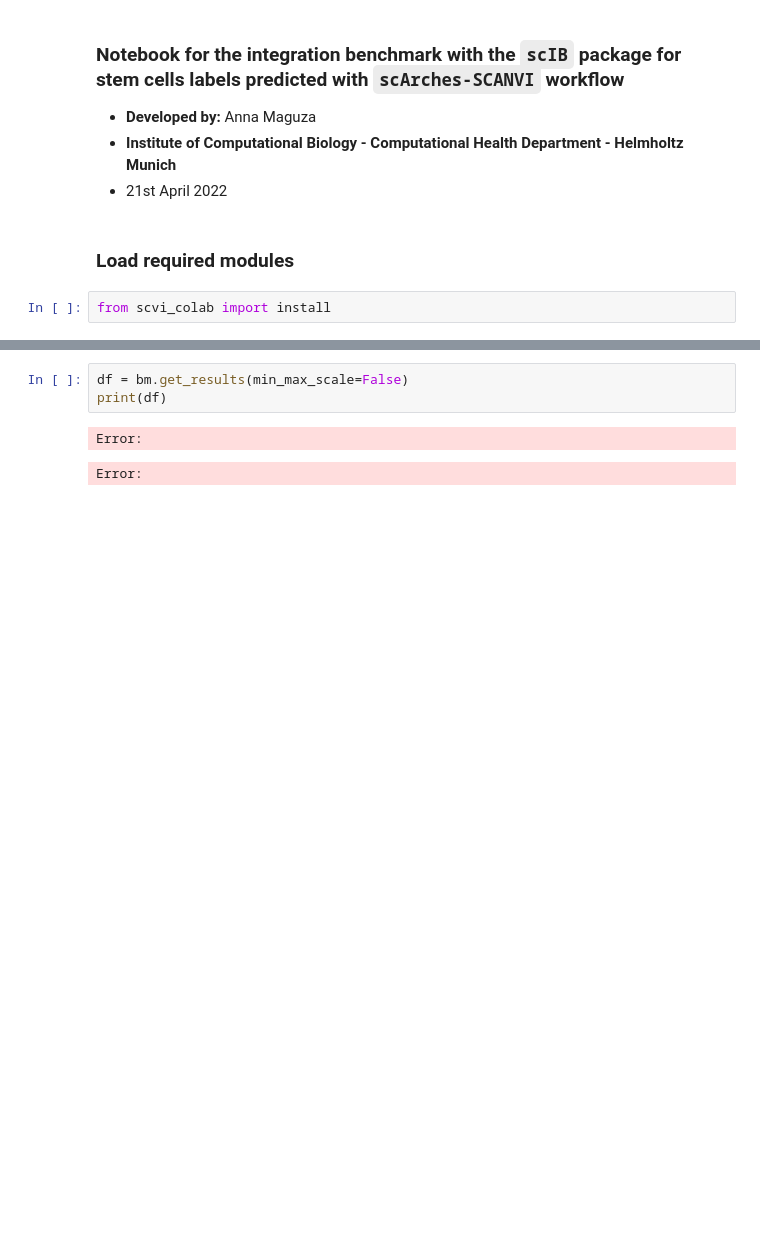
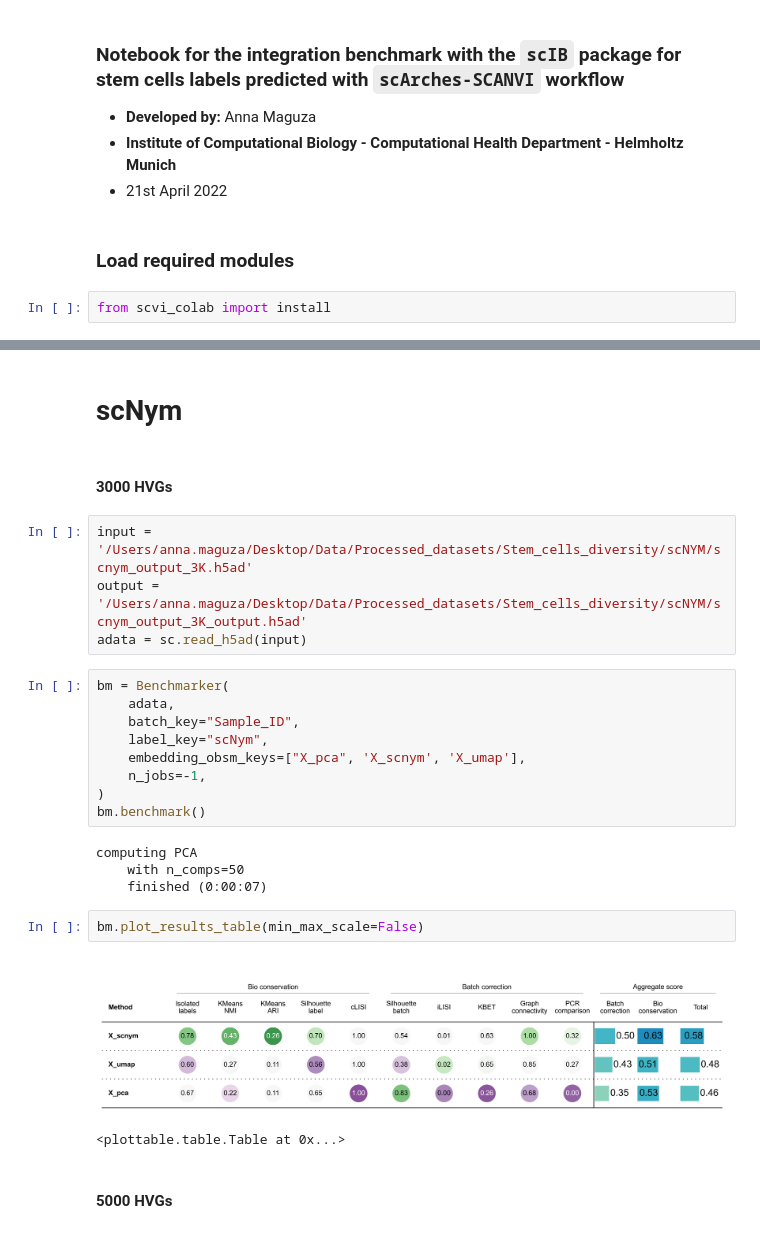
Before and after one commit to Talavera-Lopez-Lab/GCA_social_network, a Jupyter notebook: 3_stem_cells_diversity/3.6_scib_integration/scArches_SCANVI_scIB_calculations.ipynb, the cells around one changed output, grey strips where cells are left out. Saved outputs shown, nothing was run; the diff lists cells and outputs as text; blank space fills up the shorter version.

Commit message:
scnym labels transfer

```diff
--- a/3_stem_cells_diversity/3.6_scib_integration/scArches_SCANVI_scIB_calculations.ipynb
+++ b/3_stem_cells_diversity/3.6_scib_integration/scArches_SCANVI_scIB_calculations.ipynb
@@ -91,6 +74,28 @@ Error:
-# %%
-df = bm.get_results(min_max_scale=False)
-print(df)
-# %% [output]
-Error:
-Error:
+# %% [markdown]
+# scNym
+# %% [markdown]
+#### 3000 HVGs
+# %%
+input = '/Users/anna.maguza/Desktop/Data/Processed_datasets/Stem_cells_diversity/scNYM/scnym_output_3K.h5ad'
+output = '/Users/anna.maguza/Desktop/Data/Processed_datasets/Stem_cells_diversity/scNYM/scnym_output_3K_output.h5ad'
+adata = sc.read_h5ad(input)
+# %%
+bm = Benchmarker(
+    adata,
+    batch_key="Sample_ID",
+    label_key="scNym",
+    embedding_obsm_keys=["X_pca", 'X_scnym', 'X_umap'],
+    n_jobs=-1,
+)
+bm.benchmark()
+# %% [output]
+computing PCA
+    with n_comps=50
+    finished (0:00:07)
+# %%
+bm.plot_results_table(min_max_scale=False)
+# %% [output]
+[figure, added]
+<plottable.table.Table at 0x...>
+# %% [markdown]
+#### 5000 HVGs
```
Also changed, not shown: parts of 17 cells of this notebook, 2 other files.
